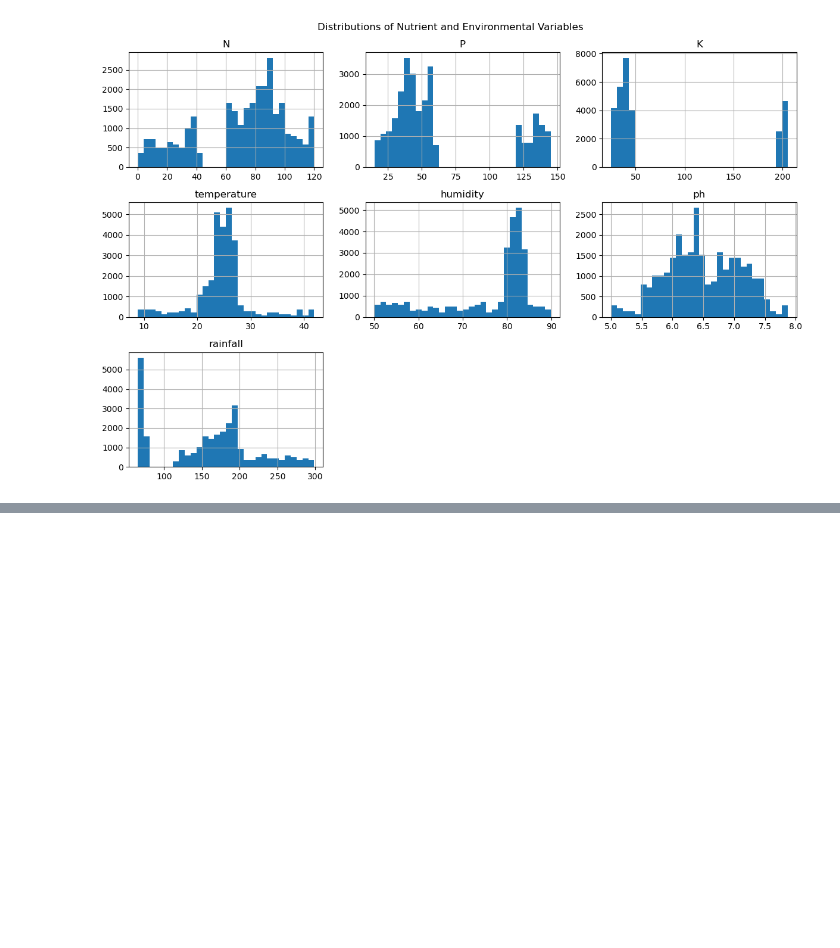
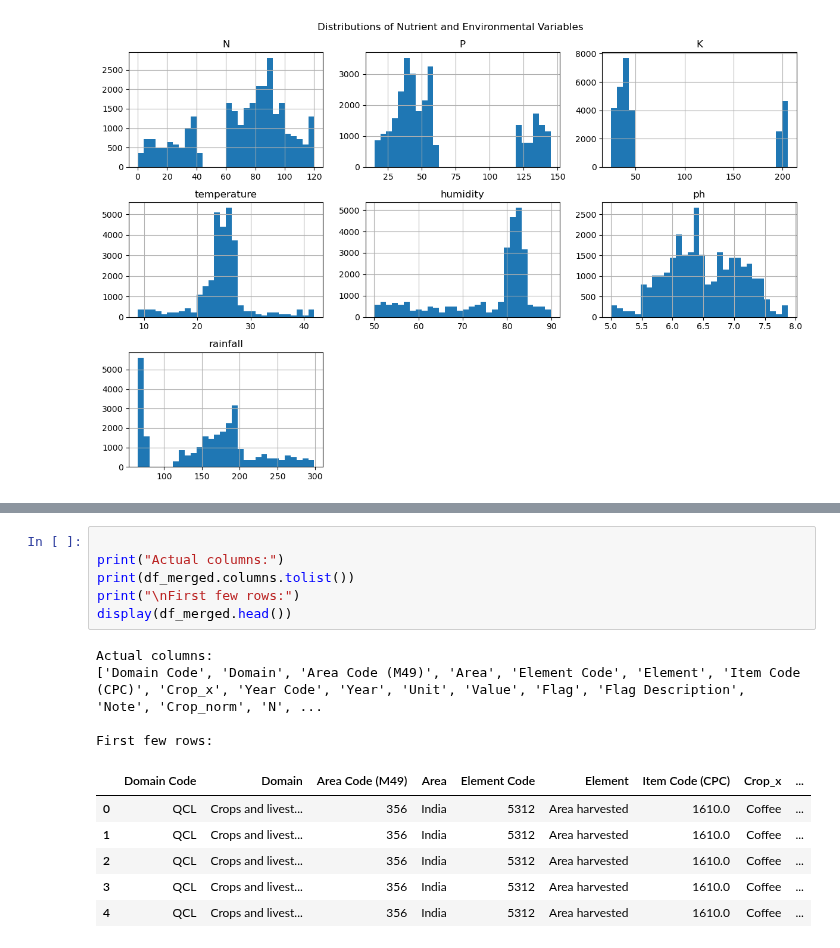
Before and after one commit to springboardmentor2468a-lab/AgriYield, a Jupyter notebook: data.ipynb, the cells around one changed output, grey strips where cells are left out. Saved outputs shown, nothing was run; the diff lists cells and outputs as text; blank space fills up the shorter version.

```diff
--- a/data.ipynb
+++ b/data.ipynb
@@ -485,0 +461,17 @@ plt.show()
+# %%
+
+print("Actual columns:")
+print(df_merged.columns.tolist())
+print("\nFirst few rows:")
+display(df_merged.head())
+# %% [output]
+Actual columns:
+['Domain Code', 'Domain', 'Area Code (M49)', 'Area', 'Element Code', 'Element', 'Item Code (CPC)', 'Crop_x', 'Year Code', 'Year', 'Unit', 'Value', 'Flag', 'Flag Description', 'Note', 'Crop_norm', 'N', ...
+
+First few rows:
+|  | Domain Code | Domain | Area Code (M49) | Area | Element Code | Element | Item Code (CPC) | Crop_x | ... |
+| 0 | QCL | Crops and livest... | 356 | India | 5312 | Area harvested | 1610.0 | Coffee | ... |
+| 1 | QCL | Crops and livest... | 356 | India | 5312 | Area harvested | 1610.0 | Coffee | ... |
+| 2 | QCL | Crops and livest... | 356 | India | 5312 | Area harvested | 1610.0 | Coffee | ... |
+| 3 | QCL | Crops and livest... | 356 | India | 5312 | Area harvested | 1610.0 | Coffee | ... |
+| 4 | QCL | Crops and livest... | 356 | India | 5312 | Area harvested | 1610.0 | Coffee | ... |
```
Also changed, not shown: parts of 73 cells of this notebook.
